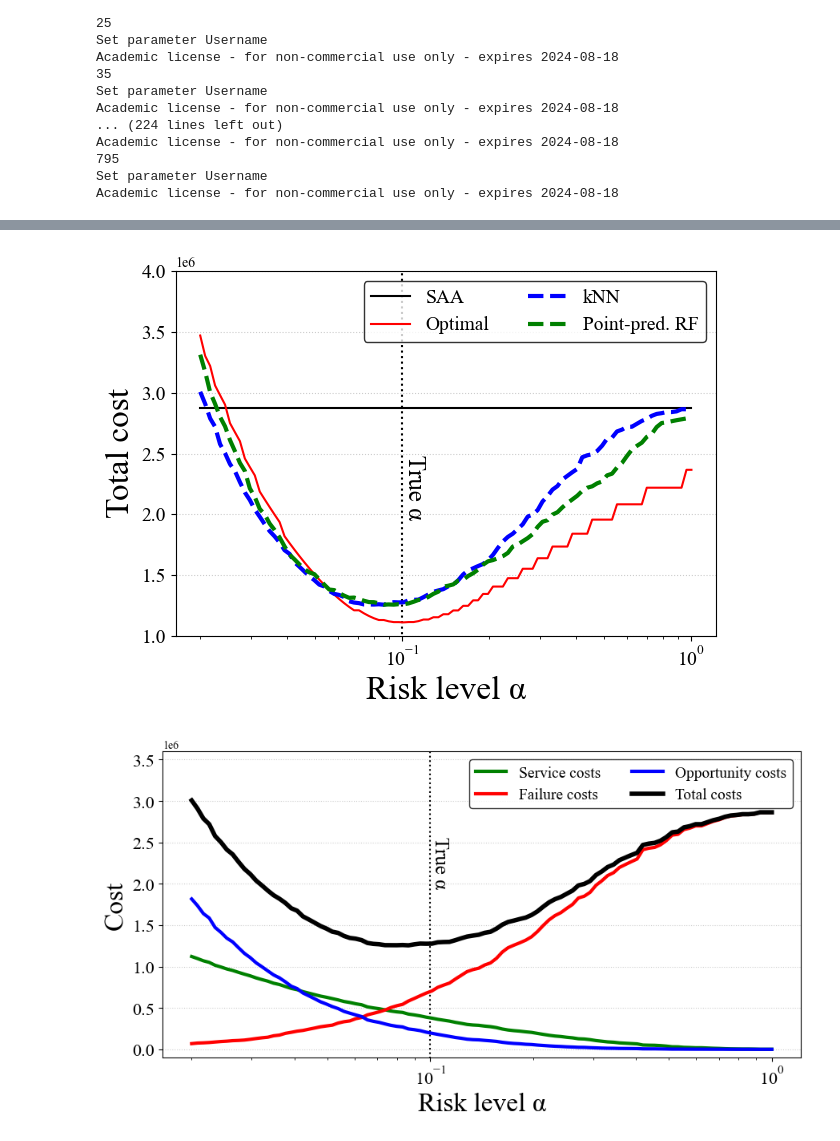
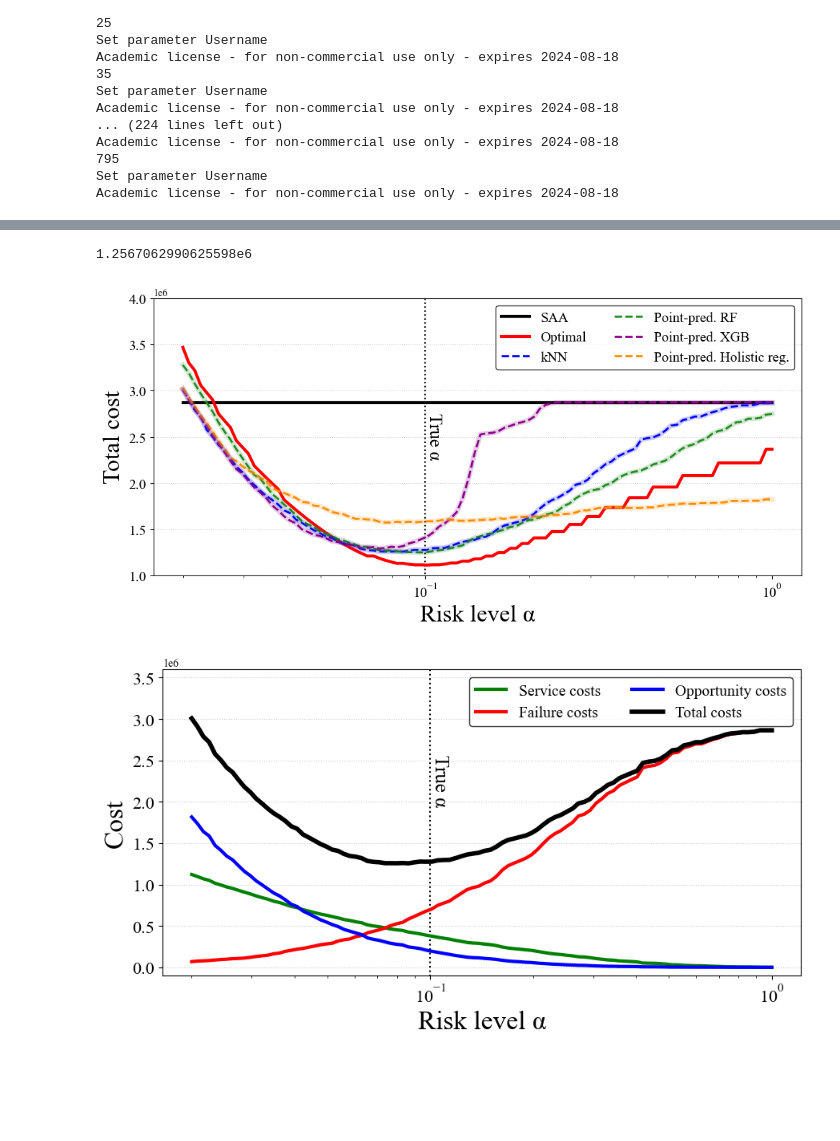
Before and after one commit to martinbog19/ml-engine-maintenance, a Jupyter notebook: Prescriptive Phase/model.ipynb, the cells around one changed output, grey strips where cells are left out. Cells and saved outputs as stored; diff of their text form; code cells hidden in the pictures; blank space fills up the shorter version.

```diff
--- a/Prescriptive Phase/model.ipynb
+++ b/Prescriptive Phase/model.ipynb
@@ -78,6 +70,7 @@ function prescriptions(y, alpha, costs)
 
     Cs, Cf, Co = costs
     n = length(y)
+    y = [maximum([yy, 0]) for yy in y]
     model = Model(Gurobi.Optimizer)
     set_optimizer_attribute(model, "OutputFlag", 0)
     @variable(model, z[i = 1:n], Bin)
@@ -211,10 +237,10 @@ costs = (Cs, Cf, Co)
 alpha_true = 0.1;
 alphas = exp.(range(log.(2e-2), 0, 100))
 
-res_knn, P_knn = costs_with_alpha(y_pred_knn, y_test, costs, alphas);
-res_perfect, P_opt = costs_with_alpha(y_test, y_test, costs, alphas);
+# Optimal solution
+res_opt, P_opt = costs_with_alpha(y_test, y_test, costs, alphas)
+# Sample-average-approximation
 res_saa, P_saa = costs_with_alpha(repeat([mean(y_train)], length(y_test), 1), y_test, costs, alphas);
-res_pp_rf, P_rf = costs_with_alpha(y_pred_rf, y_test, costs, alphas);
 # %% [output]
 Set parameter Username
 Academic license - for non-commercial use only - expires 2024-08-18
@@ -235,0 +283,13 @@ Academic license - for non-commercial use only - expires 2024-08-18
+# %%
+# Point-pred. - Linear reg.
+res_pp_lr, P_lr = costs_with_alpha(models[:, "LR"], y_test, costs, alphas);
+# Point-pred. - Lasso
+res_pp_lr_lasso, P_lr_lasso = costs_with_alpha(models[:, "Lasso"], y_test, costs, alphas);
+# Point-pred. - Ridge
+res_pp_lr_ridge, P_lr_ridge = costs_with_alpha(models[:, "Ridge"], y_test, costs, alphas);
+# Point-pred. - CART
+res_pp_cart, P_cart = costs_with_alpha(models[:, "GS CART"], y_test, costs, alphas);
+# Point-pred. - RF
+res_pp_rf, P_rf = costs_with_alpha(models[:, "GS RF"], y_test, costs, alphas);
+# Point-pred. - XGBoost
+res_pp_xgb, P_xgb = costs_with_alpha(models[:, "GS XGBoost"], y_test, costs, alphas);
@@ -235,0 +314,5 @@ Academic license - for non-commercial use only - expires 2024-08-18
+# %%
+hr = CSV.read("/Users/martinbogaert/Desktop/MIT/15.095 Machine Learning/ml-wilsaert/Predictive Phase/HR_pred.csv", DataFrame);
+
+# Point-pred. - XGBoost
+res_pp_hr, P_hr = costs_with_alpha(hr[:, "pred"], y_test, costs, alphas);
@@ -236,25 +353,35 @@ Academic license - for non-commercial use only - expires 2024-08-18
+# %%
+minimum(res_knn[:, 4])
+# %% [output]
+1.2567062990625598e6
 # %%
-figure()
+figure(figsize = (10, 5))
 plot([0.1, 0.1], [0, 5e6], c = "k", linestyle = ":")
 ylim([1e6, 4e6])
-plot(alphas, res_saa[:, 4], c = "black", linestyle = "-", label = "SAA")
-plot(alphas, res_perfect[:, 4], c = "red", linestyle = "-", label = "Optimal")
-plot(alphas, res_knn[:, 4], c = "blue", linestyle = "--", linewidth = 3, label = "kNN")
-plot(alphas, res_pp_rf[:, 4], c = "green", linestyle = "--", linewidth = 3, label = "Point-pred. RF")
+plot(alphas, res_saa[:, 4], c = "black", linestyle = "-", label = "SAA", linewidth = 3)
+plot(alphas, res_opt[:, 4], c = "red", linestyle = "-", label = "Optimal", linewidth = 3)
+plot(alphas, res_knn[:, 4], c = "blue", linestyle = "--", linewidth = 2, label = "kNN")
+plot(alphas, res_pp_rf[:, 4], c = "forestgreen", linestyle = "--", linewidth = 2, label = "Point-pred. RF")
+plot(alphas, res_pp_xgb[:, 4], c = "darkmagenta", linestyle = "--", linewidth = 2, label = "Point-pred. XGB")
+plot(alphas, res_pp_hr[:, 4], c = "darkorange", linestyle = "--", linewidth = 2, label = "Point-pred. Holistic reg.")
+plot(alphas, res_knn[:, 4], c = "blue", linestyle = "-", linewidth = 5, alpha = 0.2)
+plot(alphas, res_pp_rf[:, 4], c = "forestgreen", linestyle = "-", linewidth = 5, alpha = 0.2)
+plot(alphas, res_pp_xgb[:, 4], c = "darkmagenta", linestyle = "-", linewidth = 5, alpha = 0.2)
+plot(alphas, res_pp_hr[:, 4], c = "darkorange", linestyle = "-", linewidth =5, alpha = 0.2)
 
 grid(linestyle = ":", color = "k", alpha = 0.2, axis = "y")
 ylabel("Total cost", size = 24)
 xlabel("Risk level α", size = 24)
 tick_params(axis = "both", labelsize = 14)
 legend(edgecolor = "k", ncols = 2, fontsize = 14)
-annotate(" True α", xy = (0.1, 2e6), rotation = 270, size = 18)
+annotate(" True α", xy = (0.1, 2.3e6), rotation = 270, size = 18)
 
 xscale("log")
-
 tight_layout()
+savefig("TC_vs_risk_models.jpeg", dpi = 400)
 show()
 # %% [output]
-[figure, old version]
+[figure, new version]
 # %%
 figure(figsize = (9, 5))
 plot([0.1, 0.1], [-1e6, 5e6], c = "k", linestyle = ":")
```
Also changed, not shown: parts of 13 cells of this notebook, 7 other files.
